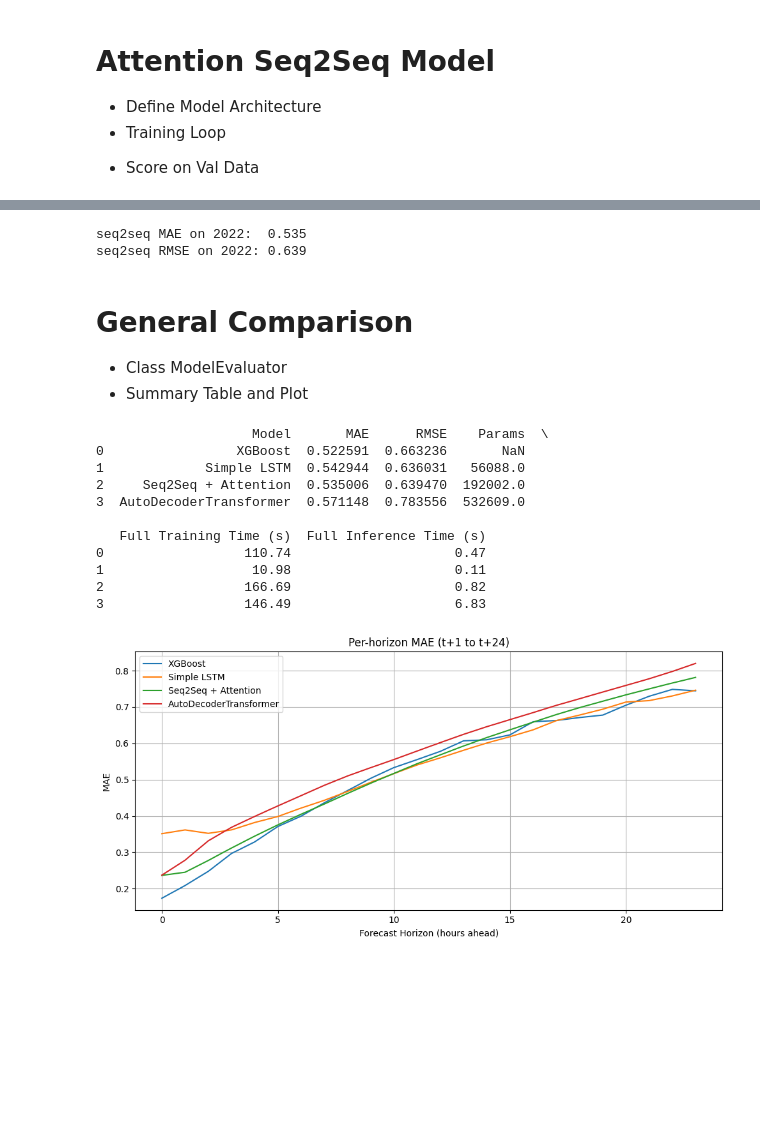
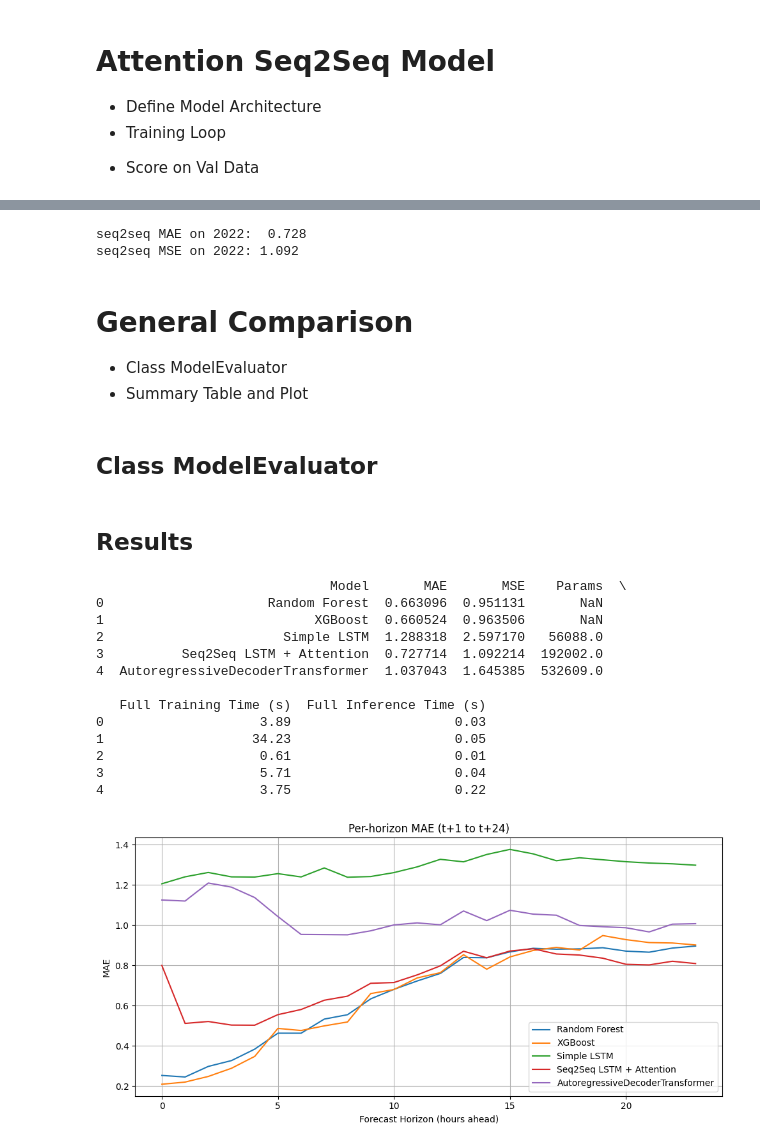
Before and after one commit to colinminini/SeaStateForcastDL, a Jupyter notebook: Observed_Dataset.ipynb, the cells around one changed output, grey strips where cells are left out. Cells and saved outputs as stored; diff of their text form; code cells hidden in the pictures; blank space fills up the shorter version.

```diff
--- a/Observed_Dataset.ipynb
+++ b/Observed_Dataset.ipynb
@@ -704,0 +708,34 @@ LSTM RMSE on 2022: 0.636
+# %%
+import numpy as np
+import time
+from sklearn.ensemble import RandomForestRegressor
+from sklearn.metrics import mean_absolute_error, mean_squared_error
+
+# Flatten the input: each sample becomes a vector of length 24*17 = 408
+n_samples, time_steps, n_features = X.shape
+X_flat = X.reshape(n_samples, time_steps * n_features)
+
+n_samples_test = X_test.shape[0]
+X_test_flat = X_test.reshape(n_samples_test, time_steps * n_features)
+
+# Build the Random Forest Regressor (multi-output supported by default)
+rf = RandomForestRegressor(n_estimators=100, random_state=42, n_jobs=-1)
+
+start_time = time.time()
+
+# Fit the model
+rf.fit(X_flat, y)
+
+rf_training_time = time.time() - start_time
+print(f"Training time: {rf_training_time:.2f} seconds")
+
+# Make predictions on the test set
+y_pred = rf.predict(X_test_flat)
+
+# Evaluate the model
+mae = mean_absolute_error(y_test, y_pred)
+mse = mean_squared_error(y_test, y_pred)
+
+print("Random Forest Results:")
+print("MAE:", mae)
+print("MSE:", mse)
@@ -1178,18 +1220,20 @@ y_true_seq2seq = torch.cat(all_targets).numpy()
 from sklearn.metrics import mean_absolute_error, mean_squared_error
 
 mae = mean_absolute_error(y_true_seq2seq, y_pred_seq2seq)
-rmse = mean_squared_error(y_true_seq2seq, y_pred_seq2seq)
+mse = mean_squared_error(y_true_seq2seq, y_pred_seq2seq)
 
 print(f"seq2seq MAE on 2022:  {mae:.3f}")
-print(f"seq2seq RMSE on 2022: {rmse:.3f}")
+print(f"seq2seq MSE on 2022: {mse:.3f}")
 # %% [output]
-seq2seq MAE on 2022:  0.535
-seq2seq RMSE on 2022: 0.639
+seq2seq MAE on 2022:  0.728
+seq2seq MSE on 2022: 1.092
 # %% [markdown]
 # General Comparison
 
 - Class ModelEvaluator
 - Summary Table and Plot
+# %% [markdown]
+## Class ModelEvaluator
 # %%
 import time
 import torch
@@ -1287,35 +1409,42 @@ class ModelEvaluator:
+# %% [markdown]
+## Results
 # %%
 simple_lstm_model = LSTMForecastModel(input_size=17, hidden_size=64, num_layers=2, output_size=24).to(device)
 simple_lstm_model.load_state_dict(torch.load('best_lstm.pt', weights_only=True))
 
 seq2seq_model = Seq2SeqLSTM(input_size=17).to(device)
 seq2seq_model.load_state_dict(torch.load('best_seq2seq.pt', weights_only=True))
 
 xgb_model = xgb_model
 
+rf_model = rf
+
 auto_decoder_transformer_model = AutoDecoderTransformer(context_len=24, forecast_len=24, input_dim=17,
                               d_model=d_model, nhead=nhead, num_layers=num_layers,
                               dim_feedforward=dim_feedforward, dropout=dropout, max_len=48)
 auto_decoder_transformer_model.load_state_dict(torch.load('best_auto_decoder_transformer.pt', weights_only=True))
 
 evaluator = ModelEvaluator(y_test)
+evaluator.evaluate("Random Forest", rf_model, X_test_flat, model_type="random_forest")
 evaluator.evaluate("XGBoost", xgb_model, X_test_flat, model_type="xg_boost")
 evaluator.evaluate("Simple LSTM", simple_lstm_model, X_test, model_type="lstm", device=device, loader=val_loader)
-evaluator.evaluate("Seq2Seq + Attention", seq2seq_model, X_test, model_type="seq2seq", device=device, loader=val_loader)
-evaluator.evaluate("AutoDecoderTransformer", auto_decoder_transformer_model, X_test, model_type="AutoDecoderTransformer", device=device, loader=val_loader)
+evaluator.evaluate("Seq2Seq LSTM + Attention", seq2seq_model, X_test, model_type="seq2seq", device=device, loader=val_loader)
+evaluator.evaluate("AutoregressiveDecoderTransformer", auto_decoder_transformer_model, X_test, model_type="AutoDecoderTransformer", device=device, loader=val_loader)
 
 print(evaluator.summary_table())
 evaluator.plot_per_horizon_mae()
 # %% [output]
-                    Model       MAE      RMSE    Params  \
-0                 XGBoost  0.522591  0.663236       NaN
-1             Simple LSTM  0.542944  0.636031   56088.0
-2     Seq2Seq + Attention  0.535006  0.639470  192002.0
-3  AutoDecoderTransformer  0.571148  0.783556  532609.0
+                              Model       MAE       MSE    Params  \
+0                     Random Forest  0.663096  0.951131       NaN
+1                           XGBoost  0.660524  0.963506       NaN
+2                       Simple LSTM  1.288318  2.597170   56088.0
+3          Seq2Seq LSTM + Attention  0.727714  1.092214  192002.0
+4  AutoregressiveDecoderTransformer  1.037043  1.645385  532609.0
 
    Full Training Time (s)  Full Inference Time (s)
-0                  110.74                     0.47
-1                   10.98                     0.11
-2                  166.69                     0.82
-3                  146.49                     6.83
+0                    3.89                     0.03
+1                   34.23                     0.05
+2                    0.61                     0.01
+3                    5.71                     0.04
+4                    3.75                     0.22
-[figure, old version]
+[figure, new version]
```
Also changed, not shown: parts of 16 cells of this notebook.
